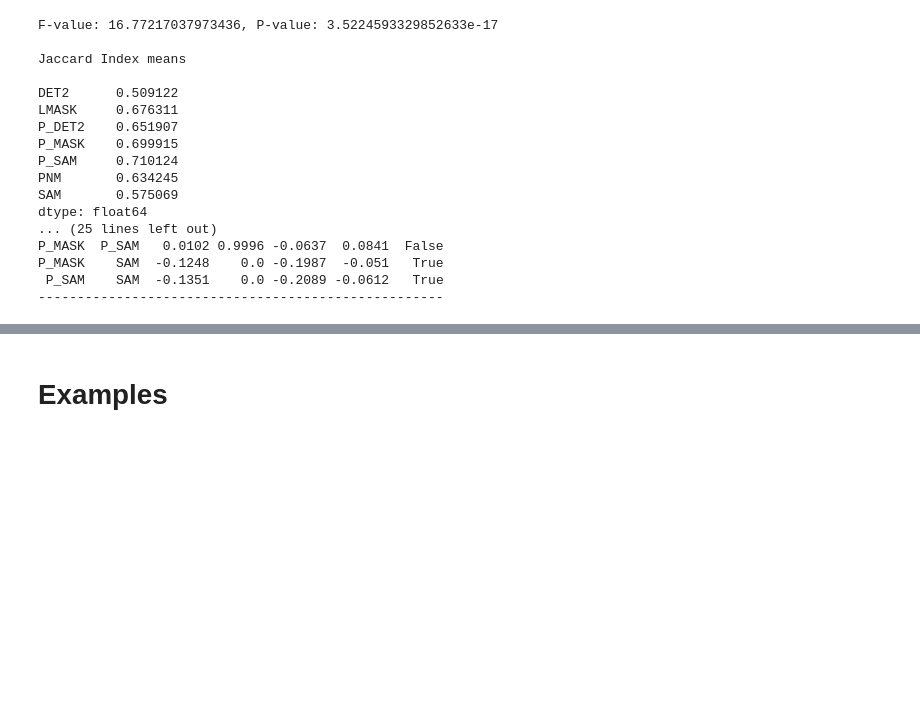
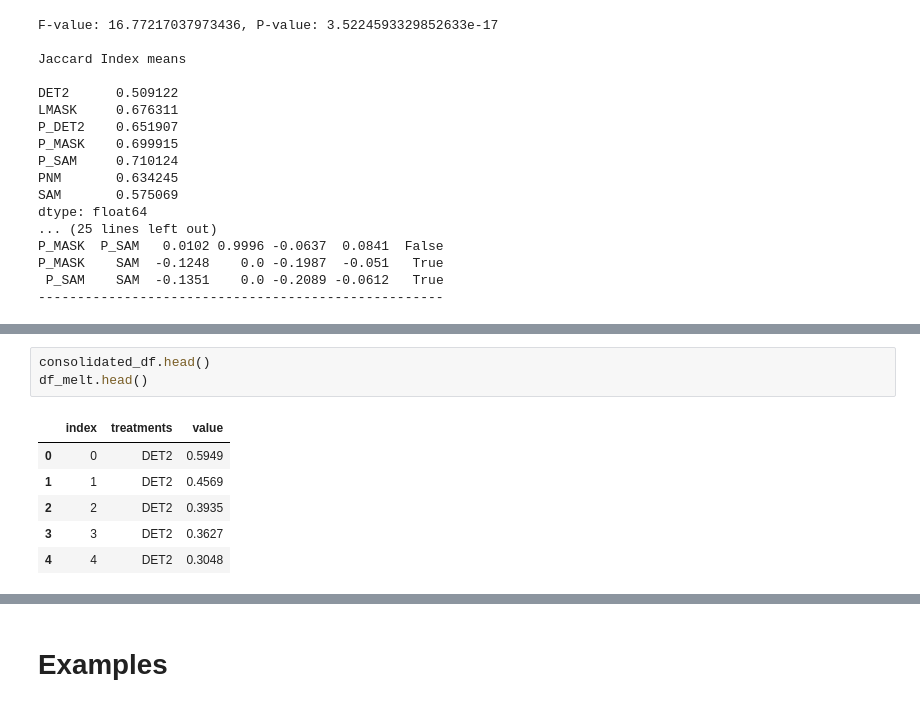
Before and after one commit to leandrobmarinho/statistical-tests, a Jupyter notebook: notebook/statistical_tests_2.ipynb, the cells around one changed output, grey strips where cells are left out. Cells and saved outputs as stored; diff of their text form; blank space fills up the shorter version.

```diff
--- a/notebook/statistical_tests_2.ipynb
+++ b/notebook/statistical_tests_2.ipynb
@@ -152,0 +194,10 @@ df_melt
+# %%
+consolidated_df.head()
+df_melt.head()
+# %% [output]
+|  | index | treatments | value |
+| 0 | 0 | DET2 | 0.5949 |
+| 1 | 1 | DET2 | 0.4569 |
+| 2 | 2 | DET2 | 0.3935 |
+| 3 | 3 | DET2 | 0.3627 |
+| 4 | 4 | DET2 | 0.3048 |
```
Also changed, not shown: parts of 4 cells of this notebook.
